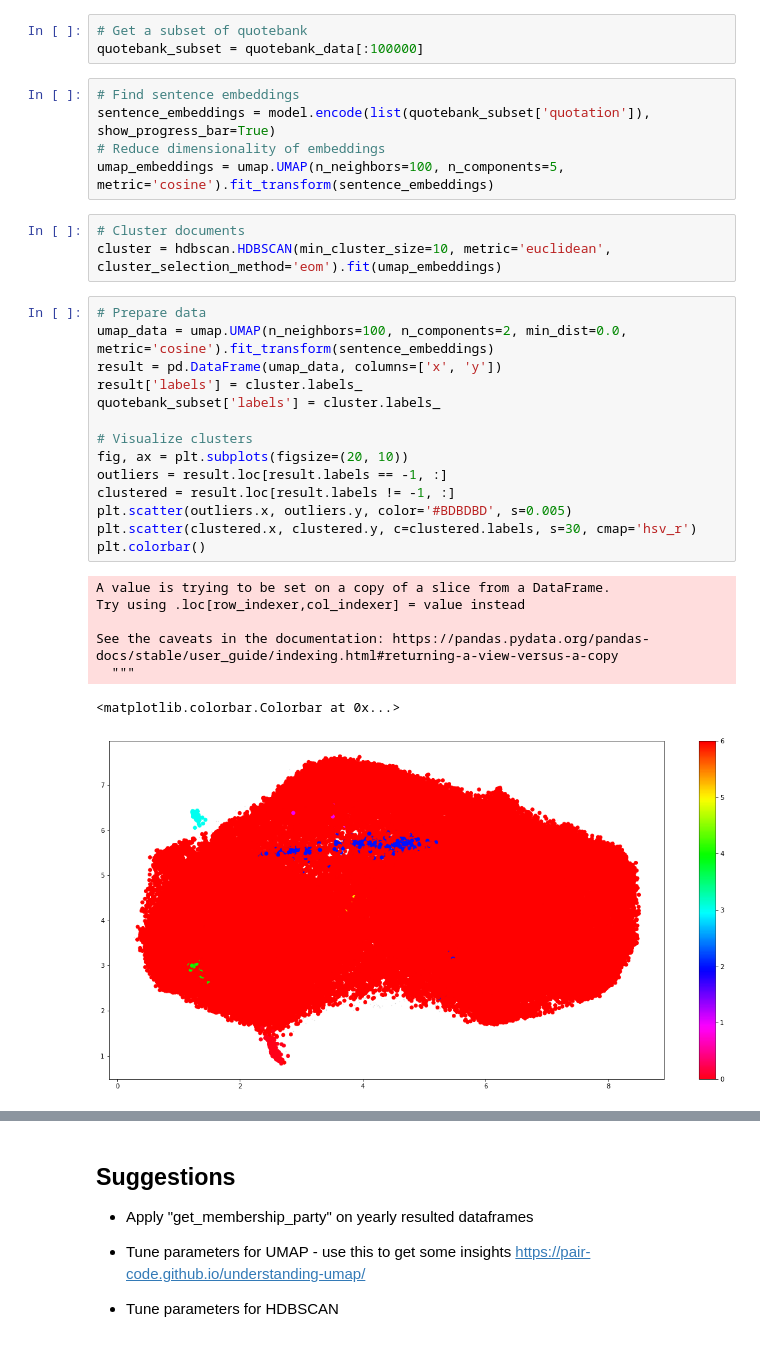
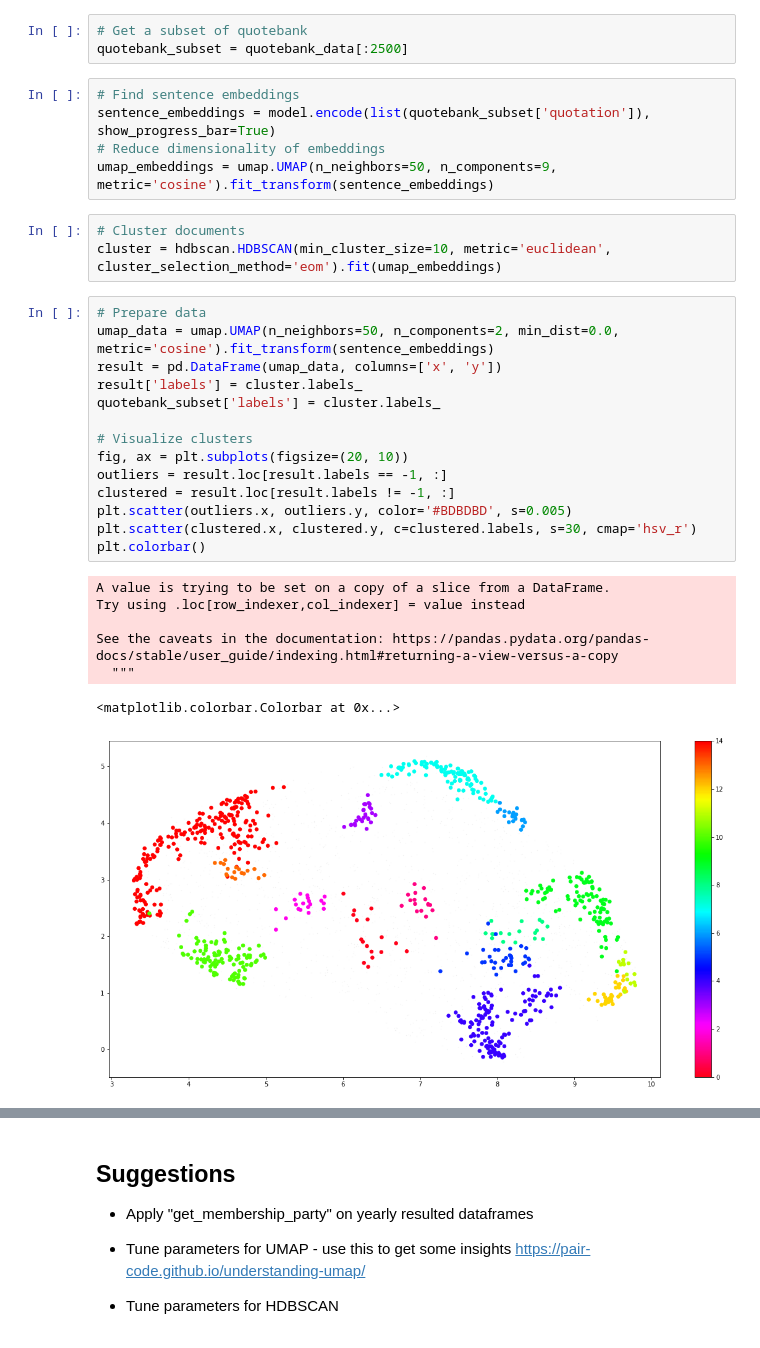
Before and after one commit to epfl-ada/ada-2021-project-acmu, a Jupyter notebook: project_notebook.ipynb, the cells around one changed output, grey strips where cells are left out. Drawn from its saved outputs; the diff is of its cells as text.

```diff
--- a/project_notebook_final.ipynb
+++ b/project_notebook.ipynb
@@ -821,37 +831,37 @@ print(device)
 cuda
 # %%
 # Get a subset of quotebank
-quotebank_subset = quotebank_data[:100000]
+quotebank_subset = quotebank_data[:2500]
 # %%
 # Find sentence embeddings
 sentence_embeddings = model.encode(list(quotebank_subset['quotation']), show_progress_bar=True)
 # Reduce dimensionality of embeddings
-umap_embeddings = umap.UMAP(n_neighbors=100, n_components=5, metric='cosine').fit_transform(sentence_embeddings)
+umap_embeddings = umap.UMAP(n_neighbors=50, n_components=9, metric='cosine').fit_transform(sentence_embeddings)
 # %%
 # Cluster documents
 cluster = hdbscan.HDBSCAN(min_cluster_size=10, metric='euclidean', cluster_selection_method='eom').fit(umap_embeddings)
 # %%
 # Prepare data
-umap_data = umap.UMAP(n_neighbors=100, n_components=2, min_dist=0.0, metric='cosine').fit_transform(sentence_embeddings)
+umap_data = umap.UMAP(n_neighbors=50, n_components=2, min_dist=0.0, metric='cosine').fit_transform(sentence_embeddings)
 result = pd.DataFrame(umap_data, columns=['x', 'y'])
 result['labels'] = cluster.labels_
 quotebank_subset['labels'] = cluster.labels_
 
 # Visualize clusters
 fig, ax = plt.subplots(figsize=(20, 10))
 outliers = result.loc[result.labels == -1, :]
 clustered = result.loc[result.labels != -1, :]
 plt.scatter(outliers.x, outliers.y, color='#BDBDBD', s=0.005)
 plt.scatter(clustered.x, clustered.y, c=clustered.labels, s=30, cmap='hsv_r')
 plt.colorbar()
 # %% [output]
 A value is trying to be set on a copy of a slice from a DataFrame.
 Try using .loc[row_indexer,col_indexer] = value instead
 
 See the caveats in the documentation: https://pandas.pydata.org/pandas-docs/stable/user_guide/indexing.html#returning-a-view-versus-a-copy
   """
 <matplotlib.colorbar.Colorbar at 0x...>
-[figure, old version]
+[figure, new version]
 # %%
 # Check a cluster results
 clusters = quotebank_subset.groupby('labels')[['quotation', 'party']].agg(list)
```
Also changed, not shown: parts of 10 cells of this notebook.
